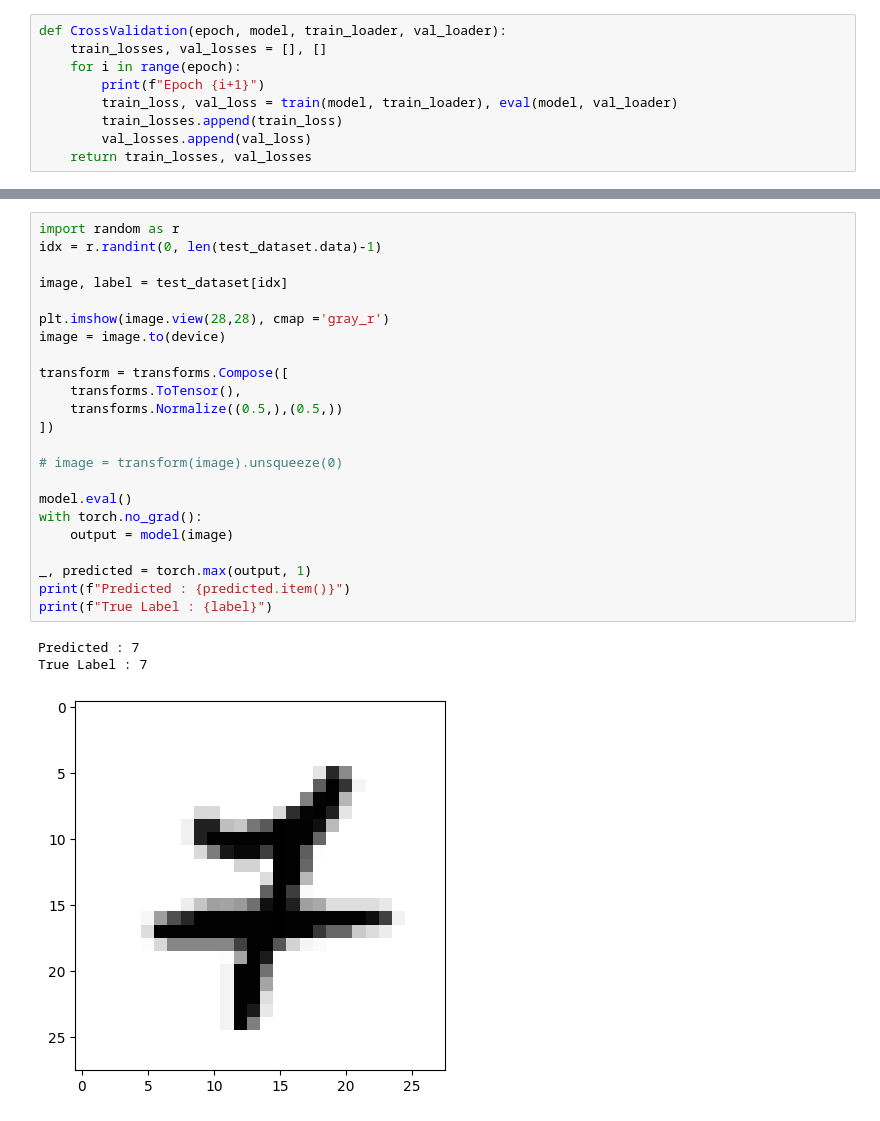
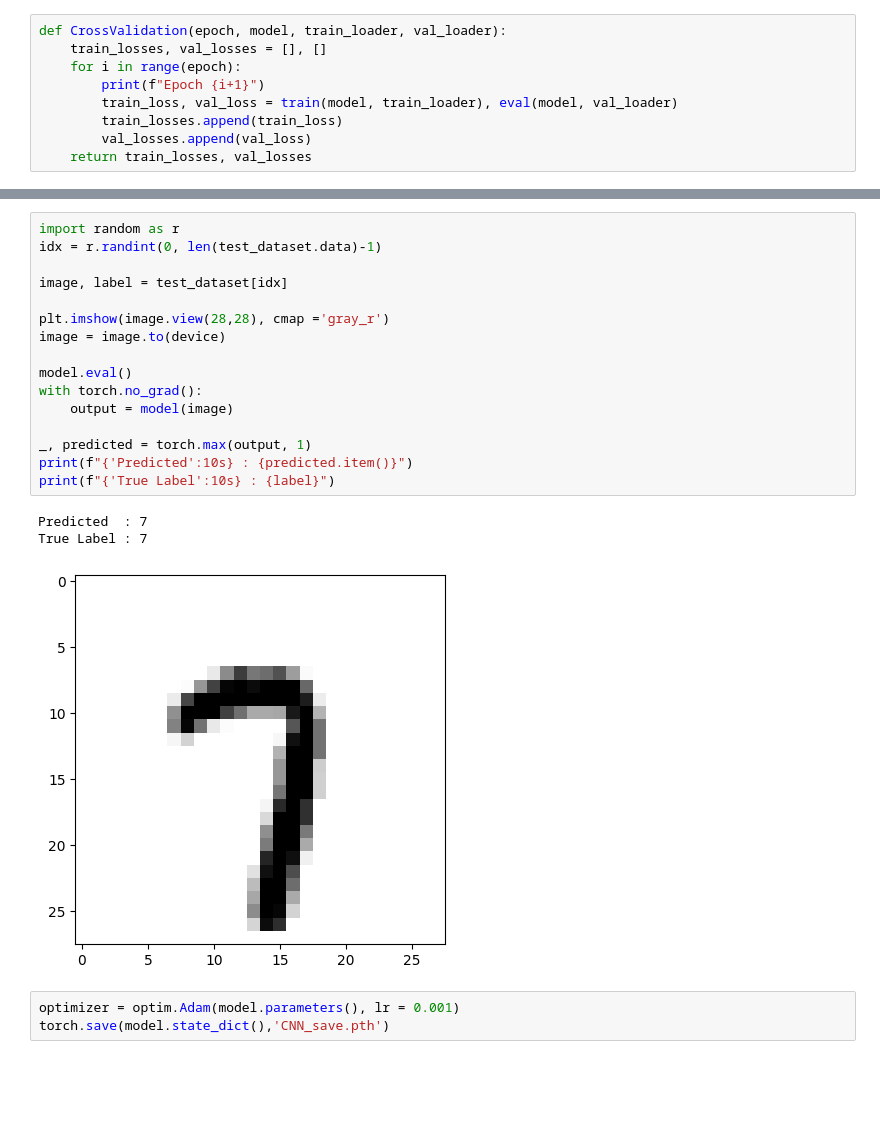
Before and after one commit to dlalswo0321/AI_Training, a Jupyter notebook: DL/CNN.ipynb, the cells around one changed output, grey strips where cells are left out. Cells and saved outputs as stored; diff of their text form; blank space fills up the shorter version.

```diff
--- a/DL/CNN.ipynb
+++ b/DL/CNN.ipynb
@@ -219,18 +242,11 @@ image, label = test_dataset[idx]
 plt.imshow(image.view(28,28), cmap ='gray_r')
 image = image.to(device)
 
-transform = transforms.Compose([
-    transforms.ToTensor(),
-    transforms.Normalize((0.5,),(0.5,))
-])
-
-# image = transform(image).unsqueeze(0)
-
 model.eval()
 with torch.no_grad():
     output = model(image)
 
 _, predicted = torch.max(output, 1)
-print(f"Predicted : {predicted.item()}")
-print(f"True Label : {label}")
+print(f"{'Predicted':10s} : {predicted.item()}")
+print(f"{'True Label':10s} : {label}")
 # %% [output]
@@ -238,2 +254,5 @@ Predicted : 7
 True Label : 7
-[figure, old version]
+[figure, new version]
+# %%
+optimizer = optim.Adam(model.parameters(), lr = 0.001)
+torch.save(model.state_dict(),'CNN_save.pth')
```
Also changed, not shown: parts of 4 cells of this notebook, 5 other files.
